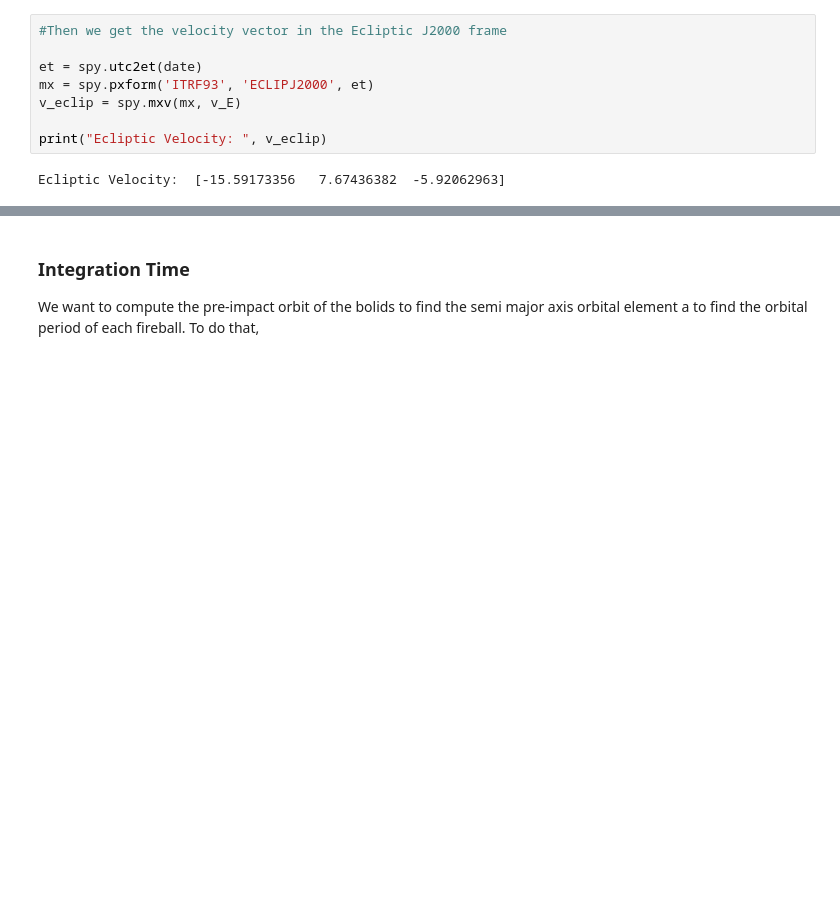
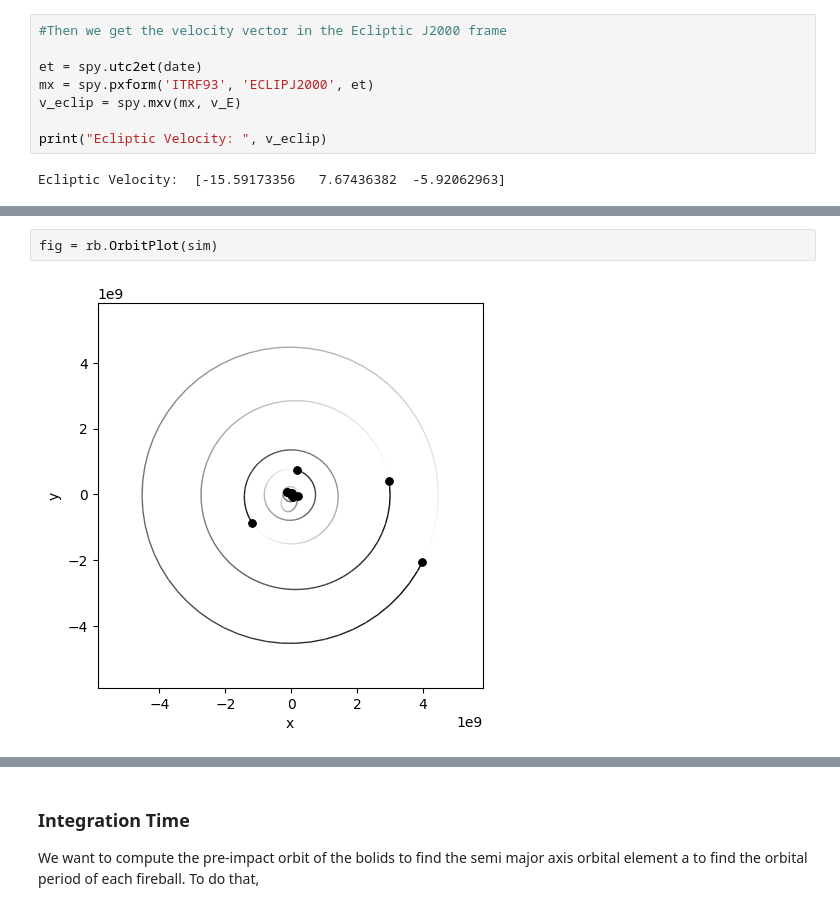
Before and after one commit to JuanitaAgudelo/quasiNEA, a Jupyter notebook: integration.ipynb, the cells around one changed output, grey strips where cells are left out. Drawn from its saved outputs; the diff is of its cells as text; blank space fills up the shorter version.

Commit message:
adding plot orbit to chely example

```diff
--- a/integration.ipynb
+++ b/integration.ipynb
@@ -169,0 +192,4 @@ Velocity ECLIPJ200:  [-0.01879096 -0.00997261 -0.00341859]
+# %%
+fig = rb.OrbitPlot(sim)
+# %% [output]
+[figure, added]
```
Also changed, not shown: parts of 4 cells of this notebook.
